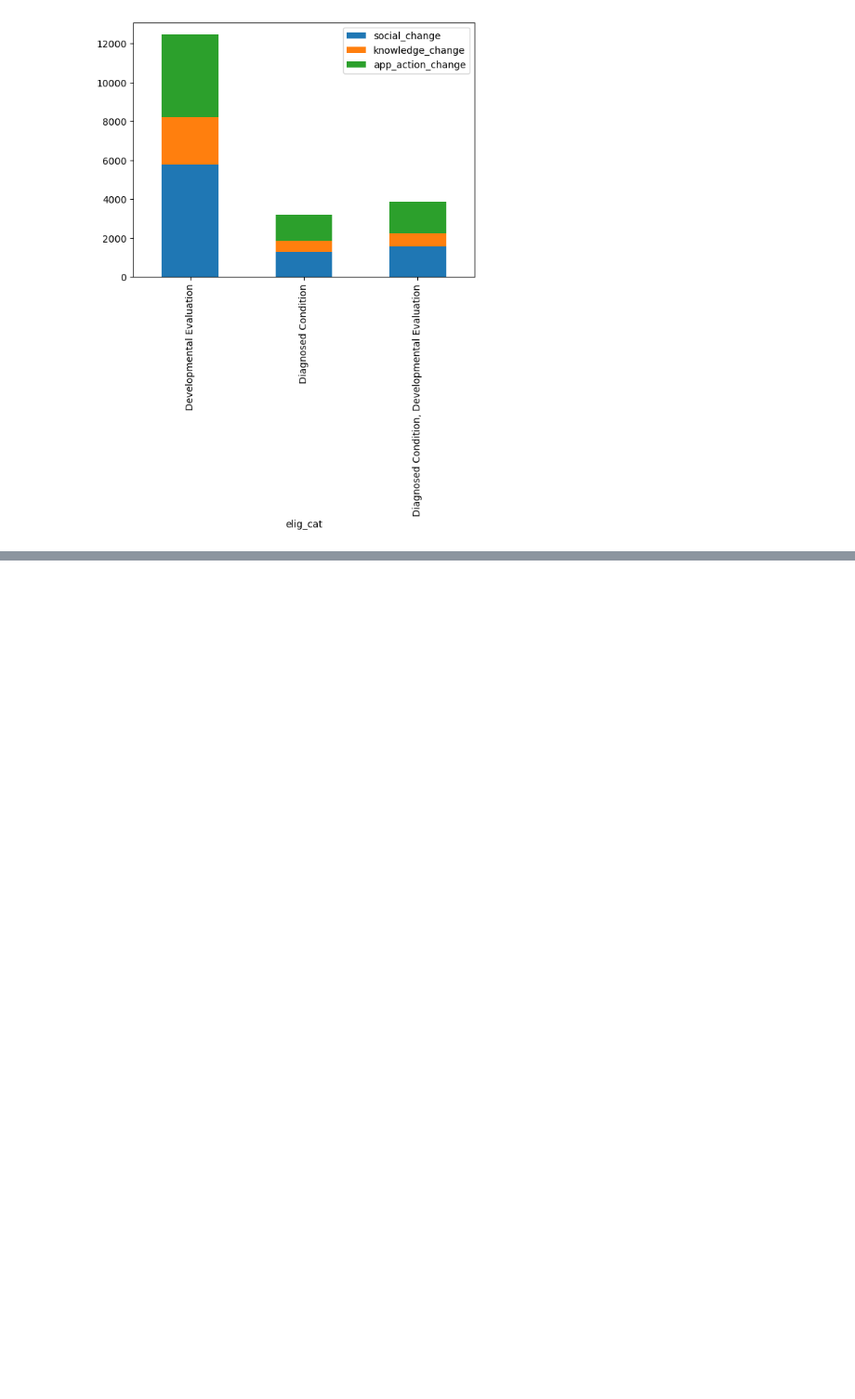
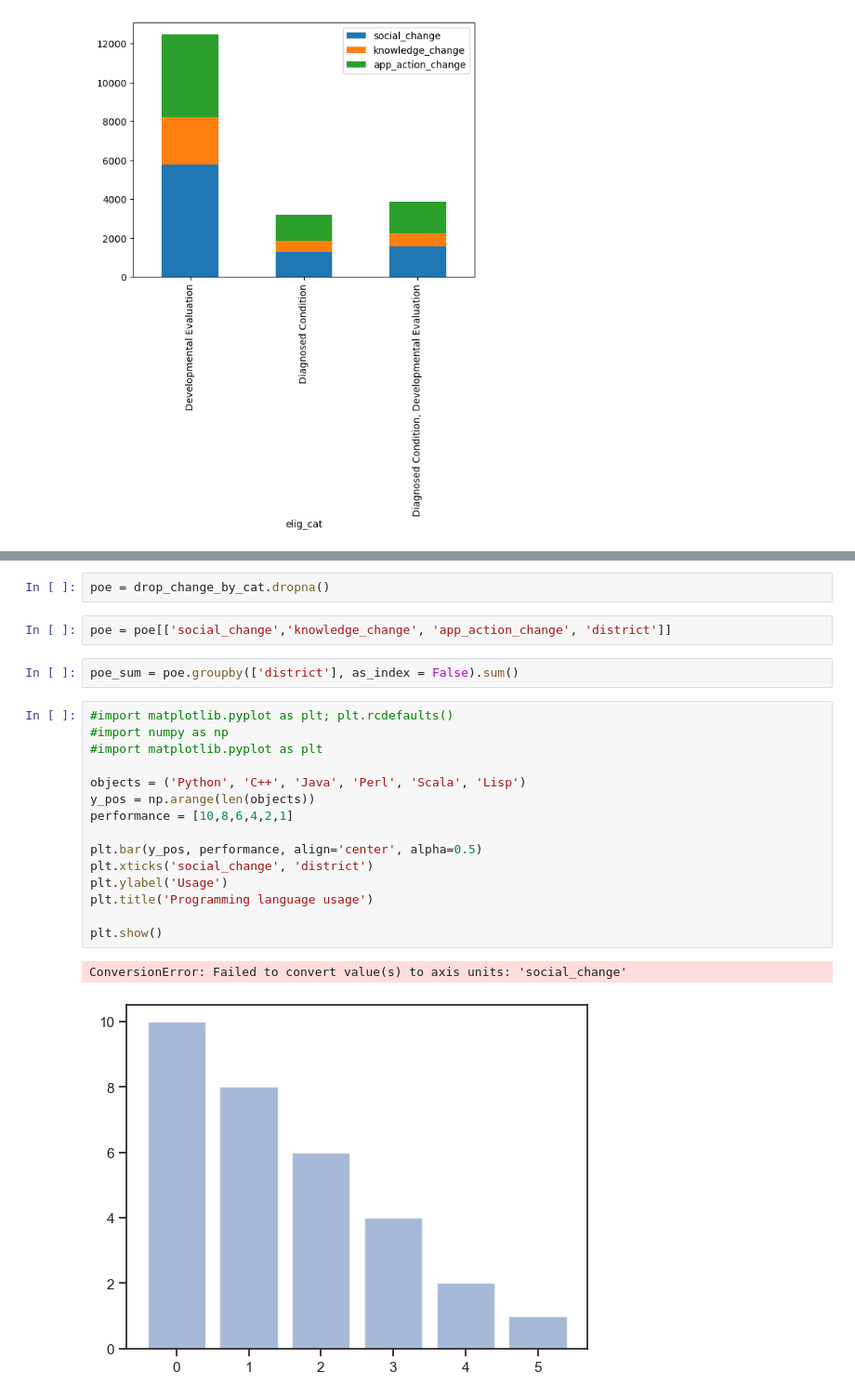
Before and after one commit to jwhankins177/Tennessee-Early-Intervention-System, a Jupyter notebook: notebooks/JH_notebook_CB.ipynb, the cells around one changed output, grey strips where cells are left out. Shown at 93% size. Cells and saved outputs as stored; diff of their text form; blank space fills up the shorter version.

Commit message:
bar graph wooooo

```diff
--- a/notebooks/JH_notebook_CB.ipynb
+++ b/notebooks/JH_notebook_CB.ipynb
@@ -640,0 +623,24 @@ memory usage: 355.9+ KB
+# %%
+poe = drop_change_by_cat.dropna()
+# %%
+poe = poe[['social_change','knowledge_change', 'app_action_change', 'district']]
+# %%
+poe_sum = poe.groupby(['district'], as_index = False).sum()
+# %%
+#import matplotlib.pyplot as plt; plt.rcdefaults()
+#import numpy as np
+#import matplotlib.pyplot as plt
+
+objects = ('Python', 'C++', 'Java', 'Perl', 'Scala', 'Lisp')
+y_pos = np.arange(len(objects))
+performance = [10,8,6,4,2,1]
+
+plt.bar(y_pos, performance, align='center', alpha=0.5)
+plt.xticks('social_change', 'district')
+plt.ylabel('Usage')
+plt.title('Programming language usage')
+
+plt.show()
+# %% [output]
+ConversionError: Failed to convert value(s) to axis units: 'social_change'
+[figure, added]
```
Also changed, not shown: parts of 44 cells of this notebook.
